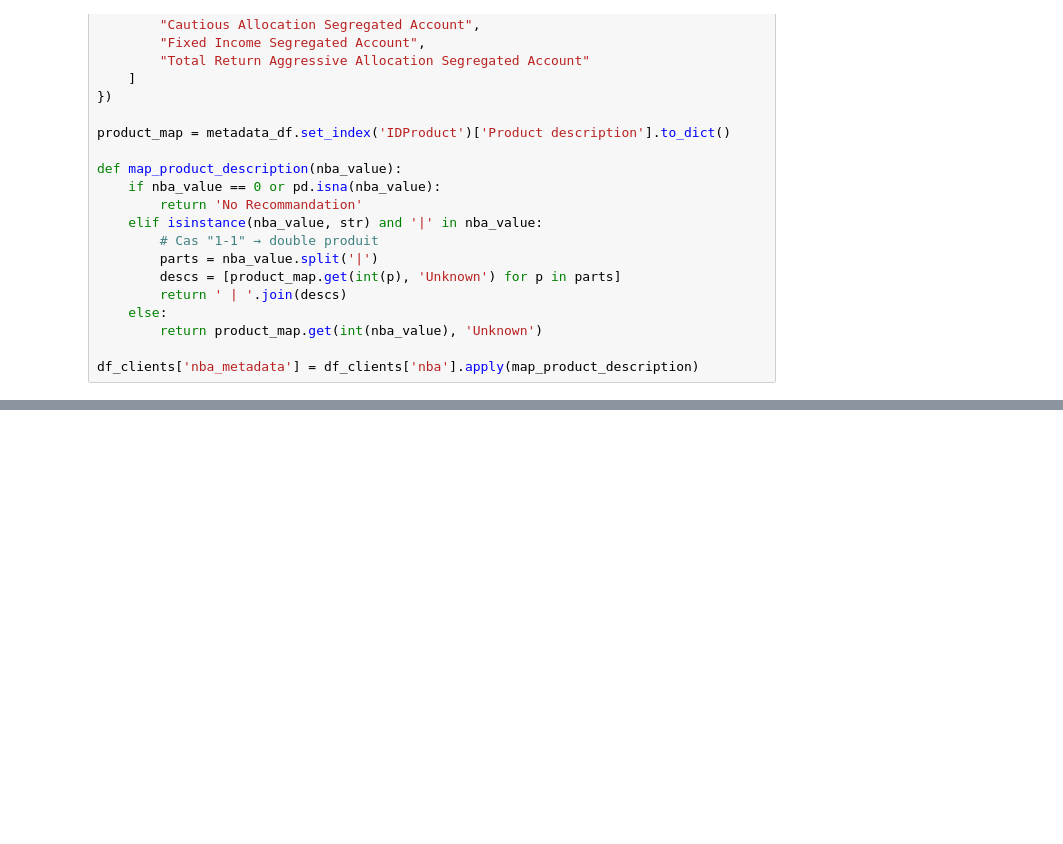
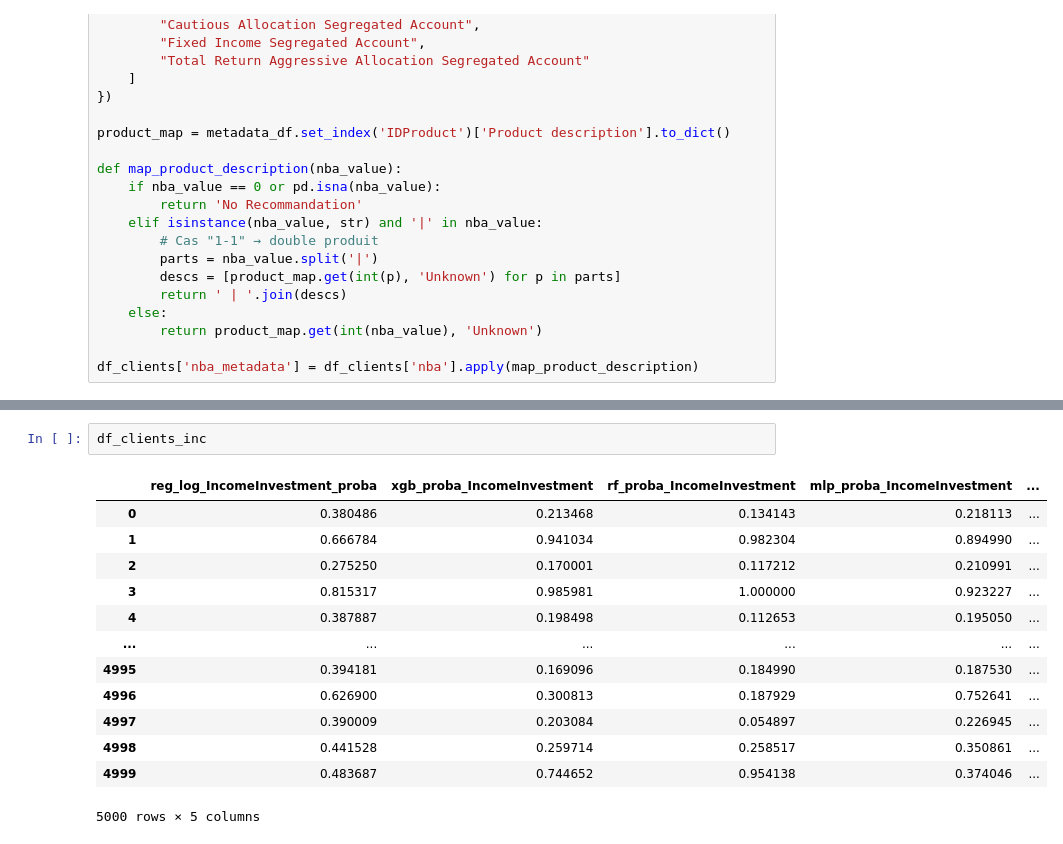
Before and after one commit to Business-Case-Fintech/Business-case-2, a Jupyter notebook: nba.ipynb, the cells around one changed output, grey strips where cells are left out. Drawn from its saved outputs; the diff is of its cells as text; blank space fills up the shorter version.

```diff
--- a/nba.ipynb
+++ b/nba.ipynb
@@ -255,4 +292,20 @@ display(product_count_df)
 | 10 | Total Return Aggressive Allocatio... | 1 |
+# %%
+df_clients_inc
+# %% [output]
+|  | reg_log_IncomeInvestment_proba | xgb_proba_IncomeInvestment | rf_proba_IncomeInvestment | mlp_proba_IncomeInvestment | ... |
+| 0 | 0.380486 | 0.213468 | 0.134143 | 0.218113 | ... |
+| 1 | 0.666784 | 0.941034 | 0.982304 | 0.894990 | ... |
+| 2 | 0.275250 | 0.170001 | 0.117212 | 0.210991 | ... |
+| 3 | 0.815317 | 0.985981 | 1.000000 | 0.923227 | ... |
+| 4 | 0.387887 | 0.198498 | 0.112653 | 0.195050 | ... |
+| ... | ... | ... | ... | ... | ... |
+| 4995 | 0.394181 | 0.169096 | 0.184990 | 0.187530 | ... |
+| 4996 | 0.626900 | 0.300813 | 0.187929 | 0.752641 | ... |
+| 4997 | 0.390009 | 0.203084 | 0.054897 | 0.226945 | ... |
+| 4998 | 0.441528 | 0.259714 | 0.258517 | 0.350861 | ... |
+| 4999 | 0.483687 | 0.744652 | 0.954138 | 0.374046 | ... |
+5000 rows × 5 columns
 # %%
 from sklearn.metrics import classification_report, confusion_matrix, roc_auc_score
 
```
Also changed, not shown: parts of 9 cells of this notebook, 8 other files.
